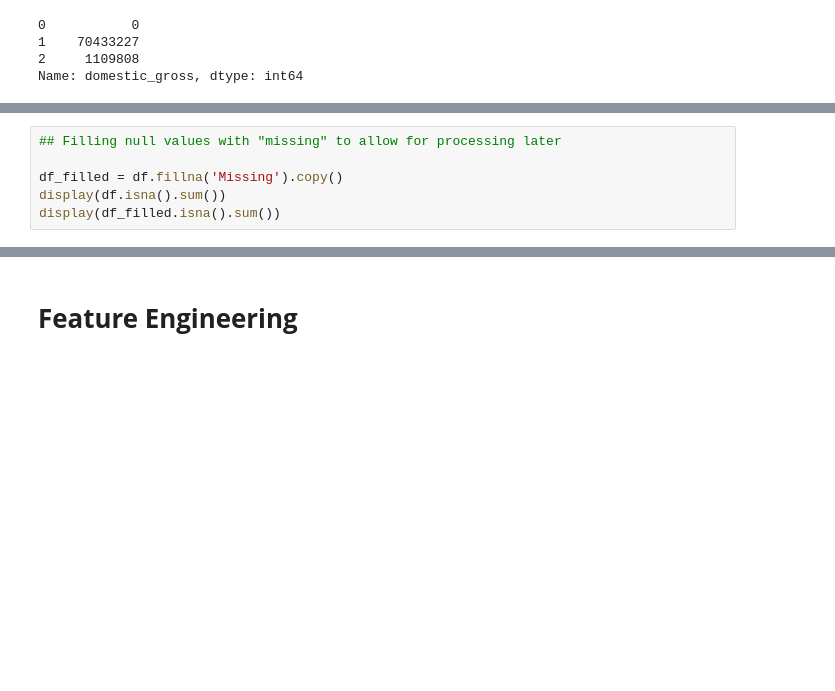
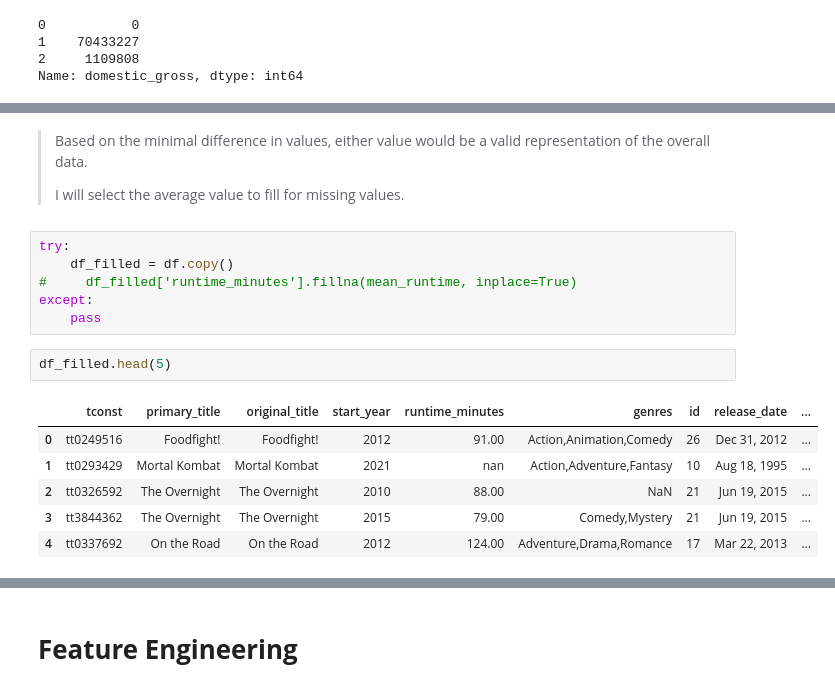
Before and after one commit to BenJMcCarty/BMC_P1P_Redo, a Jupyter notebook: WiP.ipynb, the cells around one changed output, grey strips where cells are left out. Saved outputs shown, nothing was run; the diff lists cells and outputs as text; blank space fills up the shorter version.

Commit message:
Updated F(check_null)

```diff
--- a/WiP.ipynb
+++ b/WiP.ipynb
@@ -370,6 +369,0 @@ Name: domestic_gross, dtype: int64
-# %%
-## Filling null values with "missing" to allow for processing later
-
-df_filled = df.fillna('Missing').copy()
-display(df.isna().sum())
-display(df_filled.isna().sum())
@@ -416,0 +520,19 @@ df[df['runtime_minutes'].isna()]
+# %% [markdown]
+>Based on the minimal difference in values, either value would be a valid representation of the overall data.
+>
+>I will select the average value to fill for missing values.
+# %%
+try:
+    df_filled = df.copy()
+#     df_filled['runtime_minutes'].fillna(mean_runtime, inplace=True)
+except:
+    pass
+# %%
+df_filled.head(5)
+# %% [output]
+|  | tconst | primary_title | original_title | start_year | runtime_minutes | genres | id | release_date | ... |
+| 0 | tt0249516 | Foodfight! | Foodfight! | 2012 | 91.00 | Action,Animation,Comedy | 26 | Dec 31, 2012 | ... |
+| 1 | tt0293429 | Mortal Kombat | Mortal Kombat | 2021 | nan | Action,Adventure,Fantasy | 10 | Aug 18, 1995 | ... |
+| 2 | tt0326592 | The Overnight | The Overnight | 2010 | 88.00 | NaN | 21 | Jun 19, 2015 | ... |
+| 3 | tt3844362 | The Overnight | The Overnight | 2015 | 79.00 | Comedy,Mystery | 21 | Jun 19, 2015 | ... |
+| 4 | tt0337692 | On the Road | On the Road | 2012 | 124.00 | Adventure,Drama,Romance | 17 | Mar 22, 2013 | ... |
```
Also changed, not shown: parts of 54 cells of this notebook.
